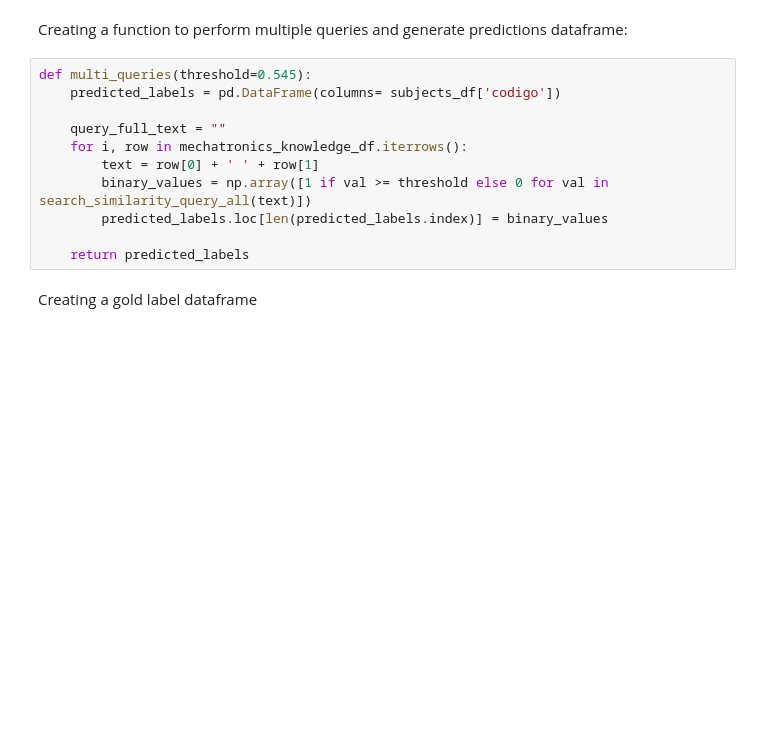
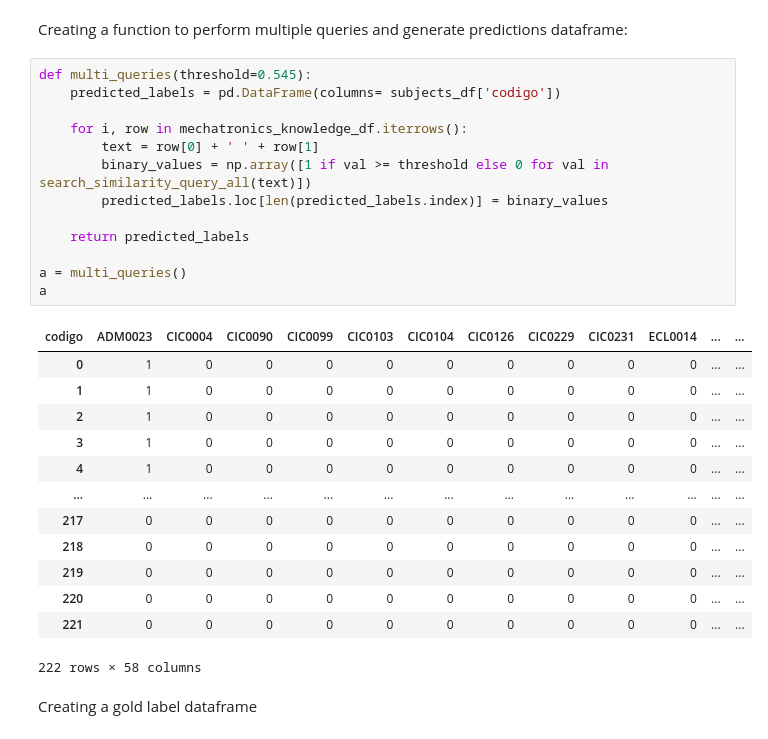
Before and after one commit to gnramos/crea-tools, a Jupyter notebook: old/main-code.ipynb, the cells around one changed output. Drawn from its saved outputs; the diff is of its cells as text; blank space fills up the shorter version.

```diff
--- a/main-code.ipynb
+++ b/old/main-code.ipynb
@@ -403,14 +403,30 @@ Creating a function to perform multiple queries and generate predictions datafra
 # %%
 def multi_queries(threshold=0.545):
     predicted_labels = pd.DataFrame(columns= subjects_df['codigo'])
 
-    query_full_text = ""
     for i, row in mechatronics_knowledge_df.iterrows():
         text = row[0] + ' ' + row[1]
         binary_values = np.array([1 if val >= threshold else 0 for val in search_similarity_query_all(text)])
         predicted_labels.loc[len(predicted_labels.index)] = binary_values
 
     return predicted_labels
+
+a = multi_queries()
+a
+# %% [output]
+| codigo | ADM0023 | CIC0004 | CIC0090 | CIC0099 | CIC0103 | CIC0104 | CIC0126 | CIC0229 | CIC0231 | ECL0014 | ... | ... |
+| 0 | 1 | 0 | 0 | 0 | 0 | 0 | 0 | 0 | 0 | 0 | ... | ... |
+| 1 | 1 | 0 | 0 | 0 | 0 | 0 | 0 | 0 | 0 | 0 | ... | ... |
+| 2 | 1 | 0 | 0 | 0 | 0 | 0 | 0 | 0 | 0 | 0 | ... | ... |
+| 3 | 1 | 0 | 0 | 0 | 0 | 0 | 0 | 0 | 0 | 0 | ... | ... |
+| 4 | 1 | 0 | 0 | 0 | 0 | 0 | 0 | 0 | 0 | 0 | ... | ... |
+| ... | ... | ... | ... | ... | ... | ... | ... | ... | ... | ... | ... | ... |
+| 217 | 0 | 0 | 0 | 0 | 0 | 0 | 0 | 0 | 0 | 0 | ... | ... |
+| 218 | 0 | 0 | 0 | 0 | 0 | 0 | 0 | 0 | 0 | 0 | ... | ... |
+| 219 | 0 | 0 | 0 | 0 | 0 | 0 | 0 | 0 | 0 | 0 | ... | ... |
+| 220 | 0 | 0 | 0 | 0 | 0 | 0 | 0 | 0 | 0 | 0 | ... | ... |
+| 221 | 0 | 0 | 0 | 0 | 0 | 0 | 0 | 0 | 0 | 0 | ... | ... |
+222 rows × 58 columns
 # %% [markdown]
 Creating a gold label dataframe
 # %%
```
Also changed, not shown: parts of 1 cell of this notebook, 24 other files.
